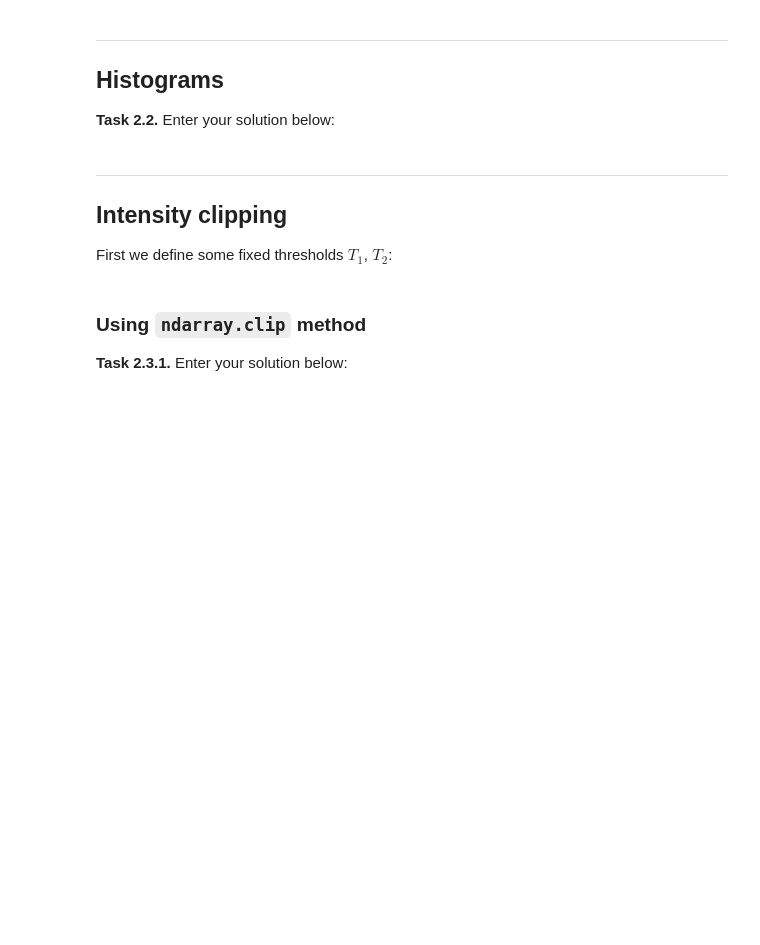
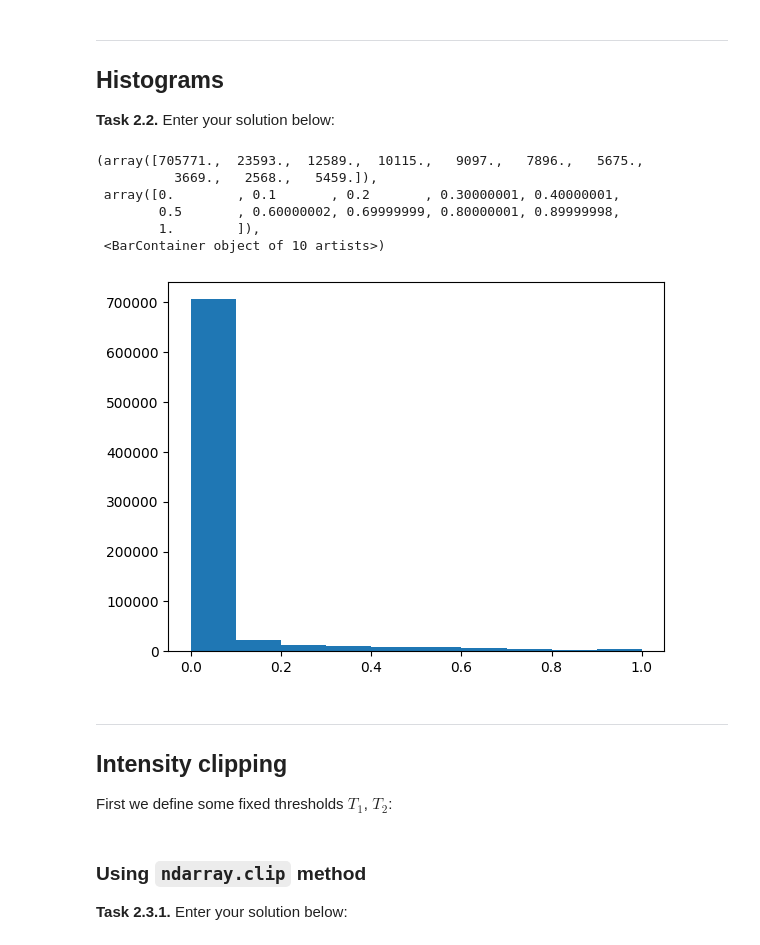
Before and after one commit to josephreyy/mobi-fs3-python, a Jupyter notebook: task2.ipynb, the cells around one changed output. Saved outputs shown, nothing was run; the diff lists cells and outputs as text; code cells hidden in the pictures; blank space fills up the shorter version.

```diff
--- a/task2.ipynb
+++ b/task2.ipynb
@@ -17,6 +24,17 @@ img = plt.imread('data/cells.png')
 ## Histograms
 
 **<a id="#">Task 2.2.</a>** Enter your solution below:
+# %%
+img_flat = img.copy().flatten()
+plt.hist(img_flat)
+# %% [output]
+(array([705771.,  23593.,  12589.,  10115.,   9097.,   7896.,   5675.,
+          3669.,   2568.,   5459.]),
+ array([0.        , 0.1       , 0.2       , 0.30000001, 0.40000001,
+        0.5       , 0.60000002, 0.69999999, 0.80000001, 0.89999998,
+        1.        ]),
+ <BarContainer object of 10 artists>)
+[figure, added]
 # %% [markdown]
 ---
 
```
Also changed, not shown: parts of 1 cell of this notebook.
